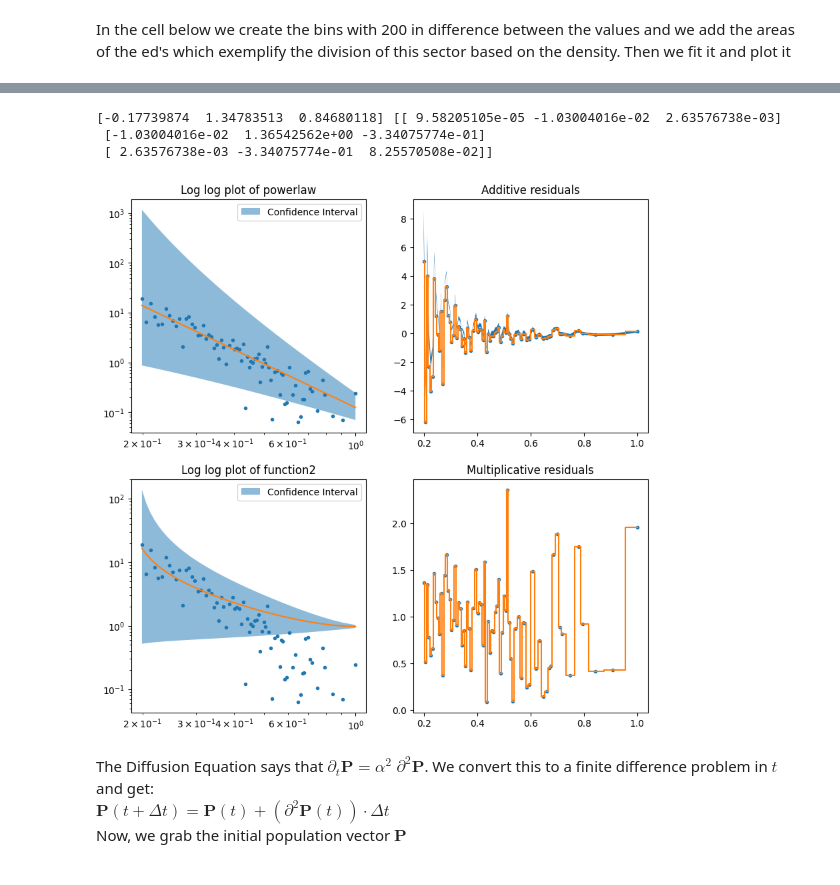
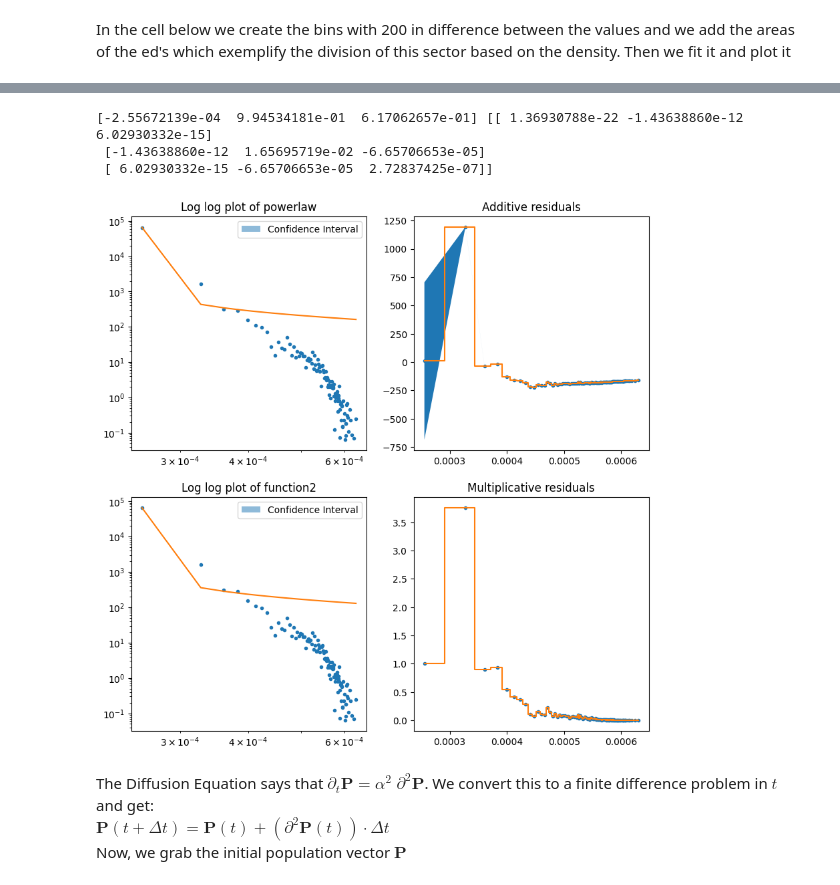
Before and after one commit to alvarorc19/tpsa-hackathon, a Jupyter notebook: generate.ipynb, the cells around one changed output, grey strips where cells are left out. Drawn from its saved outputs; the diff is of its cells as text; code cells hidden in the pictures.

```diff
--- a/generate.ipynb
+++ b/generate.ipynb
@@ -111,10 +111,10 @@ Xmin: 6502.162799028443
 In the cell below we create the bins with 200 in difference between the values and we add the areas of the ed's which exemplify the division of this sector based on the density. Then we fit it and plot it
 # %%
 # plt.plot(gdf["2022_Density"], gdf["area_sq_km"], '.')
-year = 2002
+year = 2022
 
 #Create bins, sort DataFrame by Population Density and create lists of areas and densities.
-bins = np.arange(0, gdf[f"{year}_Density"].max()+3, 100)
+bins = np.arange(0, gdf[f"{year}_Density"].max()+3, 200)
 sorted_df = gdf.sort_values(by=f'{year}_Density')
 print(sorted_df[f"{year}_Density"].describe())
 bin_values = np.zeros(len(bins))
@@ -142,7 +142,7 @@ sublists_old = sublists
 # plt.plot(bins[1:], sublists, '.')
 
 #Remove bins with no data
-start = 30
+start = 0
 new_bins = np.array([])
 new_sublists = np.array([])
 for i in range(len(bins[start:limit])):
@@ -261,7 +261,7 @@ plt.show()
 # Fit the power law function to the data, plot the data and the fit.
 
 # weights = 2
-params, pcov = curve_fit(powerlaw, normalized_bins, freq, method = "lm", absolute_sigma=True, maxfev = 100000)
+params, pcov = curve_fit(powerlaw, normalized_bins, freq, method = "trf", absolute_sigma=True)
 params2, pcov2 = curve_fit(powerlaw, normalized_bins_start, sublists_start[:-1], method = "lm", absolute_sigma=True, maxfev = 100000)
 print("params:", params)
 print("Params2:", params2)
@@ -293,7 +290,7 @@ Params2: [ 0.15293274  2.07718887 -0.00288307]
 def function2(x, a, b, g):
     return (x+a)**(x**b-g)
 
-params2, pcov2 = curve_fit(function2, normalized_bins, freq, method = "trf", absolute_sigma=True)
+params2, pcov2 = curve_fit(function2, normalized_bins, freq, method = "trf", absolute_sigma=True, maxfev = 100000)
 print(params2, pcov2)
 stdev2 =np.sqrt(np.diag(pcov2))
 
@@ -306,37 +303,37 @@ fig.title = f'Power Law Fit to {year} Density Data'
 
 ax[0,0].plot(normalized_bins, freq, '.')
 ax[0,0].plot(normalized_bins, powerlaw(normalized_bins, params[0], params[1], params[2]), '-')
 ax[0,0].fill_between(normalized_bins, powerlaw(normalized_bins, params[0] + stdev[0], params[1]+ stdev[1], params[2] - stdev[2]), powerlaw(normalized_bins, params[0] - stdev[0], params[1]- stdev[1], params[2] +stdev[2]), alpha=0.5, label='Confidence Interval')
 ax[0,0].legend()
 ax[0,0].set_title(f'Log log plot of powerlaw')
 ax[0,0].set_xscale('log')
 ax[0,0].set_yscale('log')
 
 ax[1,0].plot(normalized_bins, freq, '.')
 ax[1,0].plot(normalized_bins, function2(normalized_bins, params2[0], params2[1], params2[2]), '-')
 ax[1,0].fill_between(normalized_bins, function2(normalized_bins, params2[0] + stdev2[0], params2[1]- stdev2[1], params2[2] - stdev2[2]), function2(normalized_bins, params2[0] - stdev2[0], params2[1]+ stdev2[1], params2[2] +stdev2[2]), alpha=0.5, label='Confidence Interval')
 ax[1,0].legend()
 ax[1,0].set_title(f'Log log plot of function2')
 ax[1,0].set_xscale('log')
 ax[1,0].set_yscale('log')
 
 ax[0,1].plot(normalized_bins, freq-powerlaw(normalized_bins, params[0], params[1], params[2]), '.')
 ax[0,1].step(normalized_bins, freq-powerlaw(normalized_bins, params[0], params[1], params[2]), where='mid')
 ax[0,1].fill_between(normalized_bins, freq-powerlaw(normalized_bins, params[0] + stdev[0], params[1]- stdev[1], params[2] - stdev[2]), freq-powerlaw(normalized_bins, params[0] - stdev[0], params[1]+ stdev[1], params[2] +stdev[2]), alpha=1, label='Confidence Interval')
 # ax[0,1].set_xlim(0, 0.3)
 ax[0,1].set_title("Additive residuals")
 # ax[0,1].set_yscale('log')
 
 ax[1,1].plot(normalized_bins, freq/powerlaw(normalized_bins, params[0], params[1], params[2]), '.')
 ax[1,1].step(normalized_bins, freq/powerlaw(normalized_bins, params[0], params[1], params[2]), where='mid')
 ax[1,1].set_title("Multiplicative residuals")
 # ax[1,1].set_yscale('log')
 fig.savefig('function2_powerlaw.pdf')  # Save the figure to a file
 # %% [output]
-[-0.17739874  1.34783513  0.84680118] [[ 9.58205105e-05 -1.03004016e-02  2.63576738e-03]
- [-1.03004016e-02  1.36542562e+00 -3.34075774e-01]
- [ 2.63576738e-03 -3.34075774e-01  8.25570508e-02]]
+[-2.55672139e-04  9.94534181e-01  6.17062657e-01] [[ 1.36930788e-22 -1.43638860e-12  6.02930332e-15]
+ [-1.43638860e-12  1.65695719e-02 -6.65706653e-05]
+ [ 6.02930332e-15 -6.65706653e-05  2.72837425e-07]]
-[figure, old version]
+[figure, new version]
 # %%
 # Making the adjacency matrix
 
```
Also changed, not shown: parts of 3 cells of this notebook, 5 other files.
